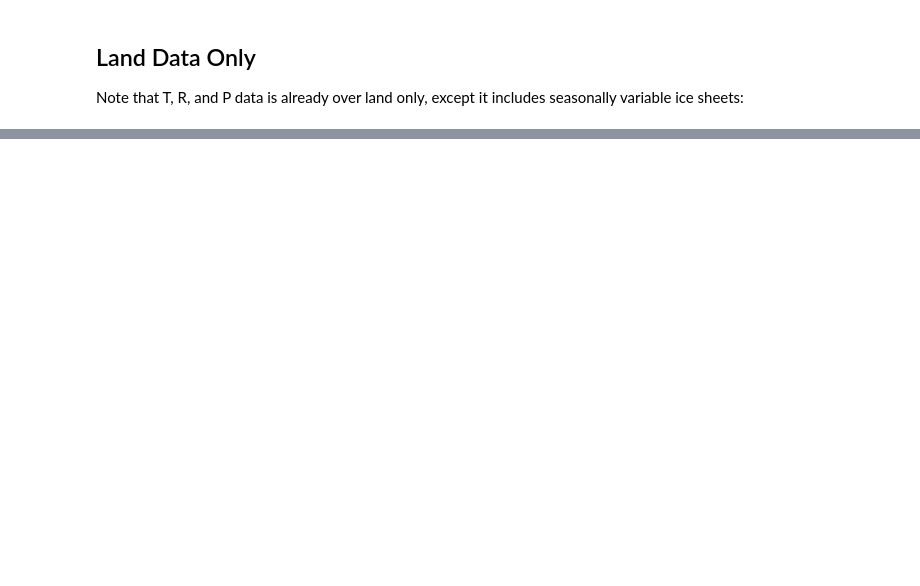
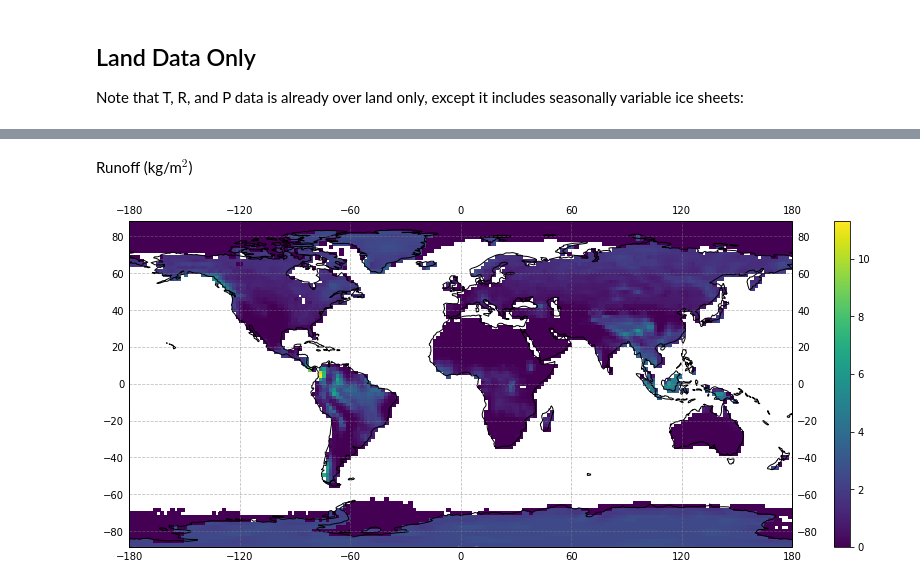
Before and after one commit to Swanson-Hysell-Group/2020_large_igneous_provinces, a Jupyter notebook: Code/Tropical_Rain_Belt.ipynb, the cells around one changed output, grey strips where cells are left out. Saved outputs shown, nothing was run; the diff lists cells and outputs as text; code cells hidden in the pictures; blank space fills up the shorter version.

```diff
--- a/Code/Tropical_Rain_Belt.ipynb
+++ b/Code/Tropical_Rain_Belt.ipynb
@@ -234,0 +344,6 @@ plt.show(fig)
+# %% [markdown]
+Runoff (kg/m$^{2}$)
+# %%
+plot_z(T_nc.variables['lat'], T_nc.variables['lon'], R_annual_means_nc, coastlines=True)
+# %% [output]
+[figure, added]
```
Also changed, not shown: parts of 21 cells of this notebook, 1 other file.
